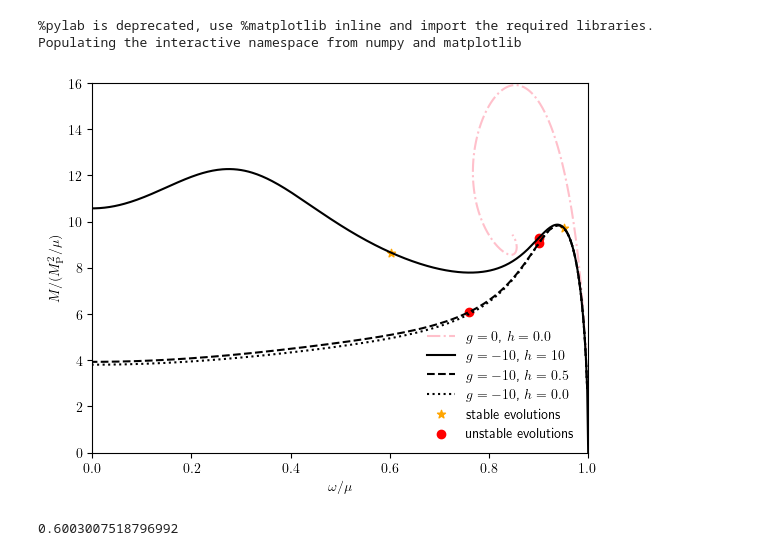
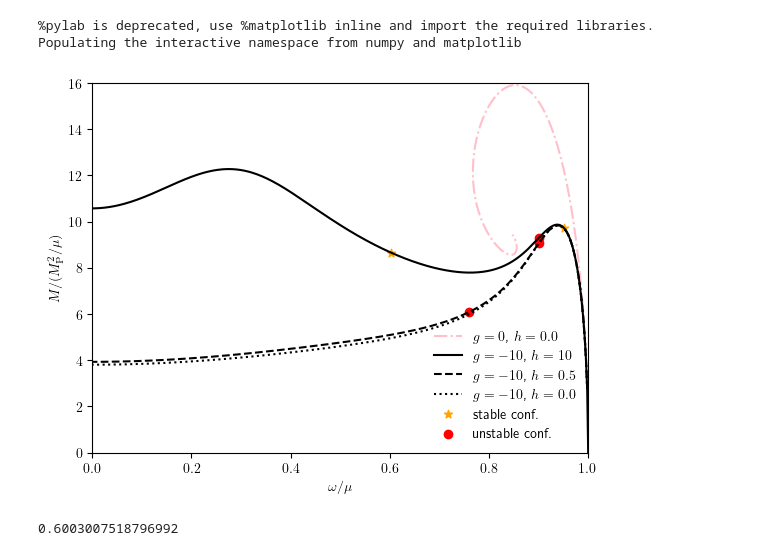
Before and after one commit to VicJP/SphBosonStars, a Jupyter notebook: lectura_espectrales.ipynb, the cells around one changed output. Drawn from its saved outputs; the diff is of its cells as text; code cells hidden in the pictures.

Commit message:
improve M-omega fig

```diff
--- a/lectura_espectrales.ipynb
+++ b/lectura_espectrales.ipynb
@@ -15,36 +15,36 @@ omega1=loadtxt("./solutions_varying_omega/g-10.00_h0.50/omega.dat")
 M2= 8*pi * loadtxt("./solutions_varying_omega/g-10.00_h0.00/MKomar.dat")
 omega2=loadtxt("./solutions_varying_omega/g-10.00_h0.00/omega.dat")
 
 M3= 8*pi * loadtxt("./g0.00_h0.00/MKomar.dat")
 omega3=loadtxt("./g0.00_h0.00/omega.dat")
 
 
 xlabel(r"$\omega/\mu$")
 ylabel(r"$M/(M_{\rm P}^2/\mu)$")
 
 xlim(0,1)
 ylim(0,16)
 
 M0=append([0], M0)
 omega0=append([1],omega0)
 
 plot(omega3, M3, color="pink", linestyle="-.", label=r"$g=0$,  $h=0.0$")
 plot(omega0, M0, color="k", linestyle="-", label=r"$g=-10$,  $h=10$")
 plot(omega1, M1, color="k", linestyle="--", label=r"$g=-10$,  $h=0.5$")
 plot(omega2, M2, color="k", linestyle=":", label=r"$g=-10$,  $h=0.0$")
 
 
-scatter(omega1[19],M1[19], color="orange", marker="*", label="stable evolutions")
-scatter(omega1[39],M1[39], color="red", marker="o", label="unstable evolutions")
+scatter(omega1[19],M1[19], color="orange", marker="*", label="stable conf.")
+scatter(omega1[39],M1[39], color="red", marker="o", label="unstable conf.")
 scatter(omega0[40],M0[40], color="red", marker="o")
 scatter(omega2[95],M1[95], color="red", marker="o")
 scatter(omega0[159],M0[159], color="orange", marker="*")
 
 legend(loc="lower right", frameon=False)
 
 savefig("M-omega.pdf")
 # %% [output]
-[figure, old version]
+[figure, new version]
 # %%
 omega1[159]
 # %% [output]
```
Also changed, not shown: 1 other file.
